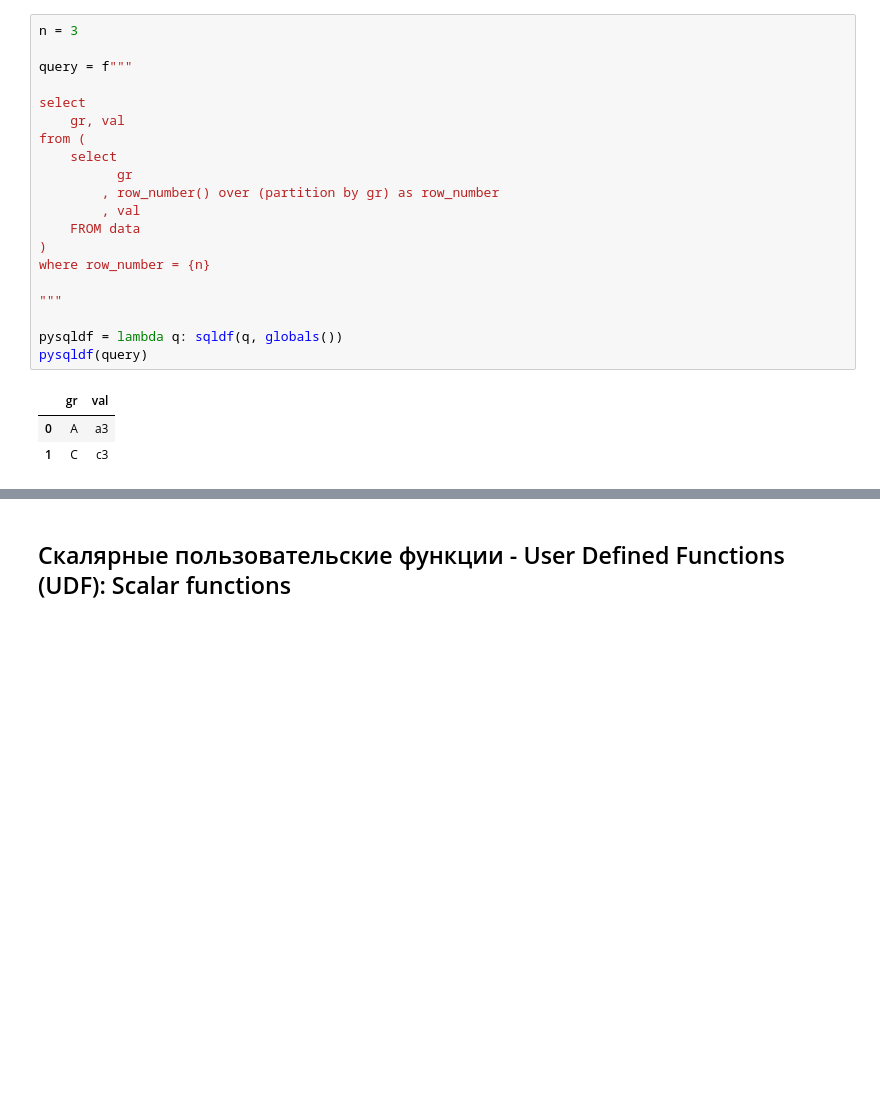
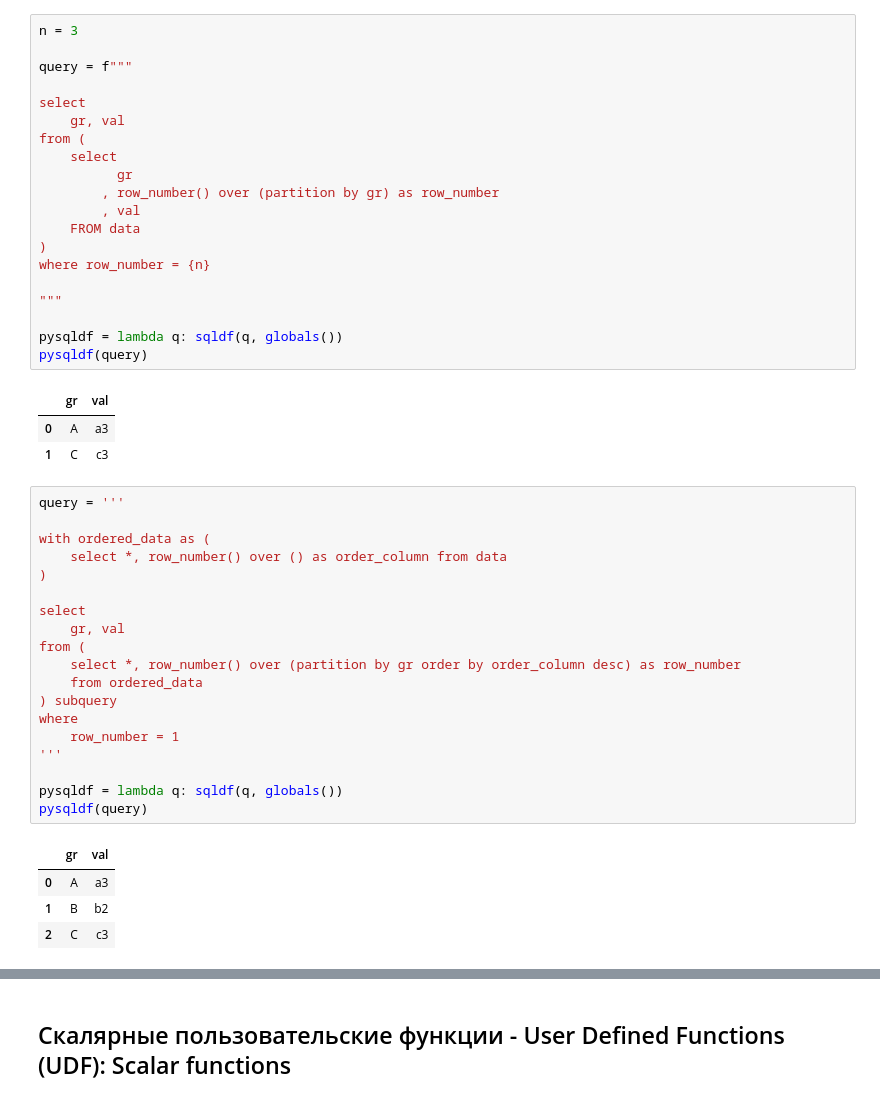
Before and after one commit to Saxsafon/Analysis, a Jupyter notebook: Processing/SQL/Concepts.ipynb, the cells around one changed output, grey strips where cells are left out. Cells and saved outputs as stored; diff of their text form; blank space fills up the shorter version.

```diff
--- a/Processing/SQL/Concepts.ipynb
+++ b/Processing/SQL/Concepts.ipynb
@@ -684,3 +689,27 @@ pysqldf(query)
 |  | gr | val |
 | 0 | A | a3 |
 | 1 | C | c3 |
+# %%
+query = '''
+
+with ordered_data as (
+    select *, row_number() over () as order_column from data
+)
+
+select
+    gr, val
+from (
+    select *, row_number() over (partition by gr order by order_column desc) as row_number
+    from ordered_data
+) subquery
+where
+    row_number = 1
+'''
+
+pysqldf = lambda q: sqldf(q, globals())
+pysqldf(query)
+# %% [output]
+|  | gr | val |
+| 0 | A | a3 |
+| 1 | B | b2 |
+| 2 | C | c3 |
```
Also changed, not shown: parts of 9 cells of this notebook, 1 other file.
